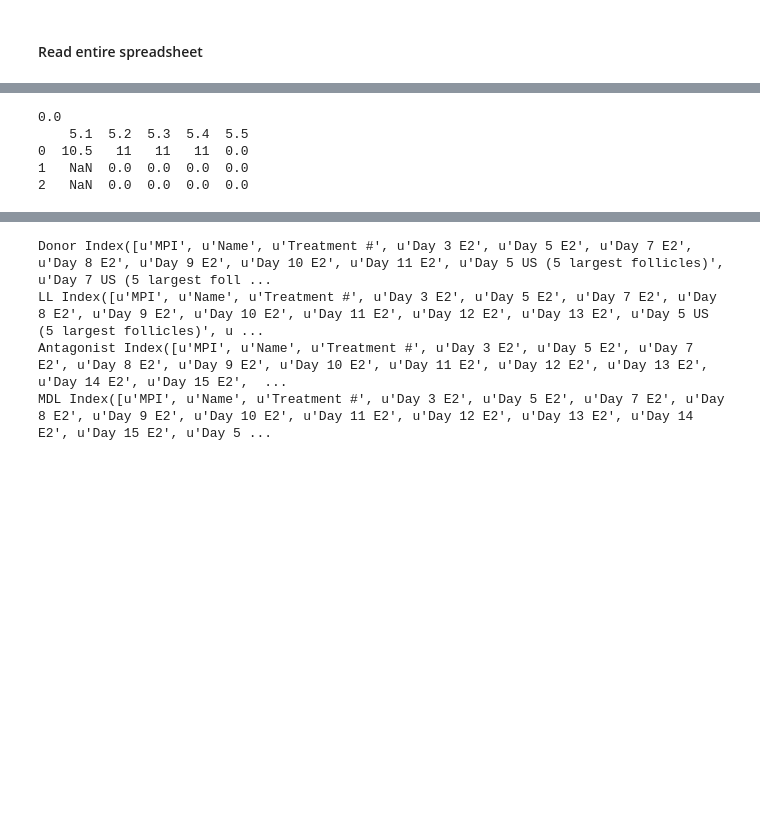
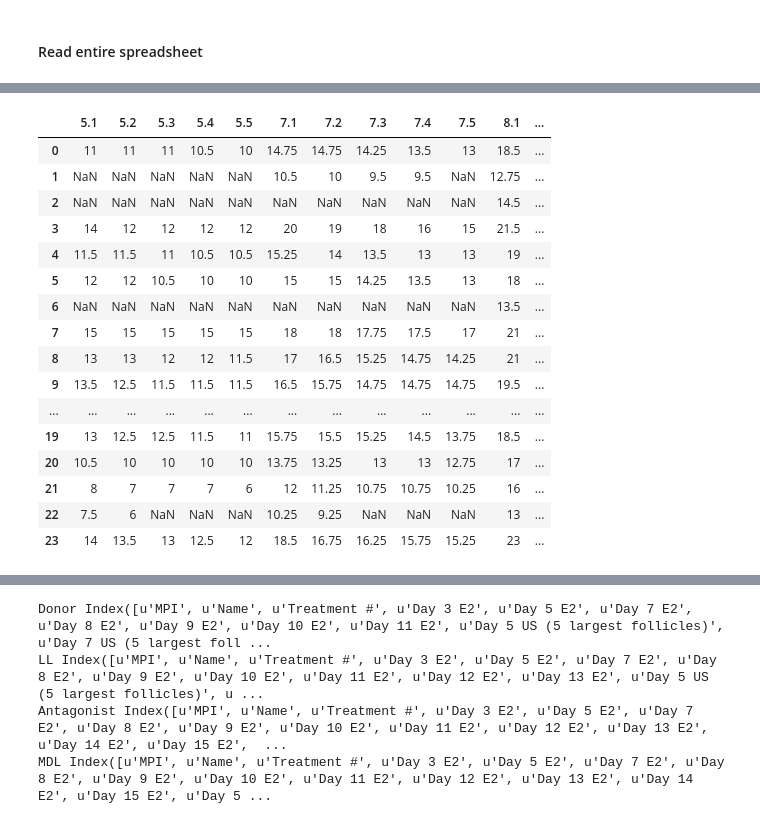
Before and after one commit to jaybo/IVF-scikit-learn, a Jupyter notebook: Notebooks/ivf-Excel.ipynb, the cells around one changed output, grey strips where cells are left out. Drawn from its saved outputs; the diff is of its cells as text; code cells hidden in the pictures; blank space fills up the shorter version.

```diff
--- a/Notebooks/ivf-Excel.ipynb
+++ b/Notebooks/ivf-Excel.ipynb
@@ -196,13 +198,26 @@ def interpolateRow(row,
 # %%
 df = dfs[sheets[3]]
-L5 = getL5S(df, days = daysInclusive (5,15), addMissingColumns = True, interpolate = False)
-print L5.loc[0]['5.5']
-print L5.ix[0:2,'5.1' : '5.5']
+L5 = getL5S(df, days = daysInclusive (5,15), addMissingColumns = True, interpolate = True)
+#print L5.loc[0]['5.5']
+#print L5.ix[0:2,'5.1' : '5.5']
+L5
 # %% [output]
-0.0
-    5.1  5.2  5.3  5.4  5.5
-0  10.5   11   11   11  0.0
-1   NaN  0.0  0.0  0.0  0.0
-2   NaN  0.0  0.0  0.0  0.0
+|  | 5.1 | 5.2 | 5.3 | 5.4 | 5.5 | 7.1 | 7.2 | 7.3 | 7.4 | 7.5 | 8.1 | ... |
+| 0 | 11 | 11 | 11 | 10.5 | 10 | 14.75 | 14.75 | 14.25 | 13.5 | 13 | 18.5 | ... |
+| 1 | NaN | NaN | NaN | NaN | NaN | 10.5 | 10 | 9.5 | 9.5 | NaN | 12.75 | ... |
+| 2 | NaN | NaN | NaN | NaN | NaN | NaN | NaN | NaN | NaN | NaN | 14.5 | ... |
+| 3 | 14 | 12 | 12 | 12 | 12 | 20 | 19 | 18 | 16 | 15 | 21.5 | ... |
+| 4 | 11.5 | 11.5 | 11 | 10.5 | 10.5 | 15.25 | 14 | 13.5 | 13 | 13 | 19 | ... |
+| 5 | 12 | 12 | 10.5 | 10 | 10 | 15 | 15 | 14.25 | 13.5 | 13 | 18 | ... |
+| 6 | NaN | NaN | NaN | NaN | NaN | NaN | NaN | NaN | NaN | NaN | 13.5 | ... |
+| 7 | 15 | 15 | 15 | 15 | 15 | 18 | 18 | 17.75 | 17.5 | 17 | 21 | ... |
+| 8 | 13 | 13 | 12 | 12 | 11.5 | 17 | 16.5 | 15.25 | 14.75 | 14.25 | 21 | ... |
+| 9 | 13.5 | 12.5 | 11.5 | 11.5 | 11.5 | 16.5 | 15.75 | 14.75 | 14.75 | 14.75 | 19.5 | ... |
+| ... | ... | ... | ... | ... | ... | ... | ... | ... | ... | ... | ... | ... |
+| 19 | 13 | 12.5 | 12.5 | 11.5 | 11 | 15.75 | 15.5 | 15.25 | 14.5 | 13.75 | 18.5 | ... |
+| 20 | 10.5 | 10 | 10 | 10 | 10 | 13.75 | 13.25 | 13 | 13 | 12.75 | 17 | ... |
+| 21 | 8 | 7 | 7 | 7 | 6 | 12 | 11.25 | 10.75 | 10.75 | 10.25 | 16 | ... |
+| 22 | 7.5 | 6 | NaN | NaN | NaN | 10.25 | 9.25 | NaN | NaN | NaN | 13 | ... |
+| 23 | 14 | 13.5 | 13 | 12.5 | 12 | 18.5 | 16.75 | 16.25 | 15.75 | 15.25 | 23 | ... |
 # %%
 df = dfs[sheets[3]]
```
Also changed, not shown: parts of 10 cells of this notebook.
